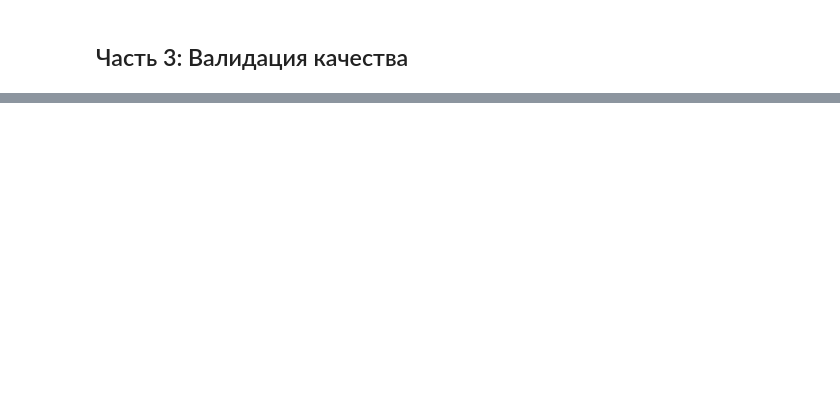
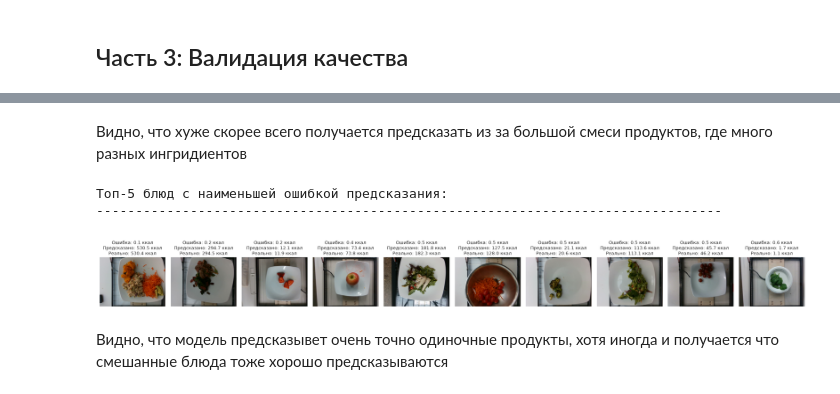
Before and after one commit to avenator/calorie-prediction, a Jupyter notebook: notebook.ipynb, the cells around one changed output, grey strips where cells are left out. Drawn from its saved outputs; the diff is of its cells as text; code cells hidden in the pictures; blank space fills up the shorter version.

```diff
--- a/notebook.ipynb
+++ b/notebook.ipynb
@@ -335,0 +359,30 @@ print("4. Высокая вариативность в способах приг
+# %% [markdown]
+Видно, что хуже скорее всего получается предсказать из за большой смеси продуктов, где много разных ингридиентов
+# %%
+# Топ-5 самых точных предсказаний
+top_5_best_idx = np.argsort(errors)[:10]
+
+print("\nТоп-5 блюд с наименьшей ошибкой предсказания:")
+print("-" * 80)
+
+# Визуализация топ-5 лучших предсказаний
+fig, axes = plt.subplots(1, 10, figsize=(20, 4))
+
+for i, best_idx in enumerate(top_5_best_idx):
+    dataset_idx = all_indices[best_idx]
+    row = test_dataset.dish_df.iloc[dataset_idx]
+    dish_id = row['dish_id']
+    image_path = f'nutrition/data/images/{dish_id}/rgb.png'
+    img = Image.open(image_path)
+    axes[i].imshow(img)
+    pred, target, error = all_predictions[best_idx], all_targets[best_idx], errors[best_idx]
+    axes[i].set_title(f"Ошибка: {error:.1f} ккал\nПредсказано: {pred:.1f} ккал\nРеально: {target:.1f} ккал", fontsize=9)
+    axes[i].axis('off')
+
+plt.tight_layout()
+# %% [output]
+Топ-5 блюд с наименьшей ошибкой предсказания:
+--------------------------------------------------------------------------------
+[figure, added]
+# %% [markdown]
+Видно, что модель предсказывет очень точно одиночные продукты, хотя иногда и получается что смешанные блюда тоже хорошо предсказываются
```
Also changed, not shown: parts of 15 cells of this notebook, 2 other files.
